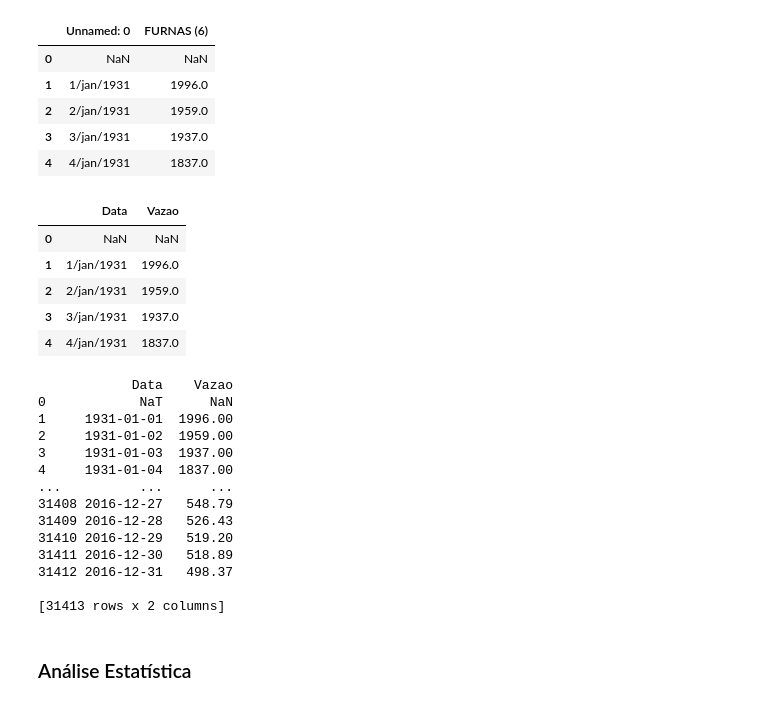
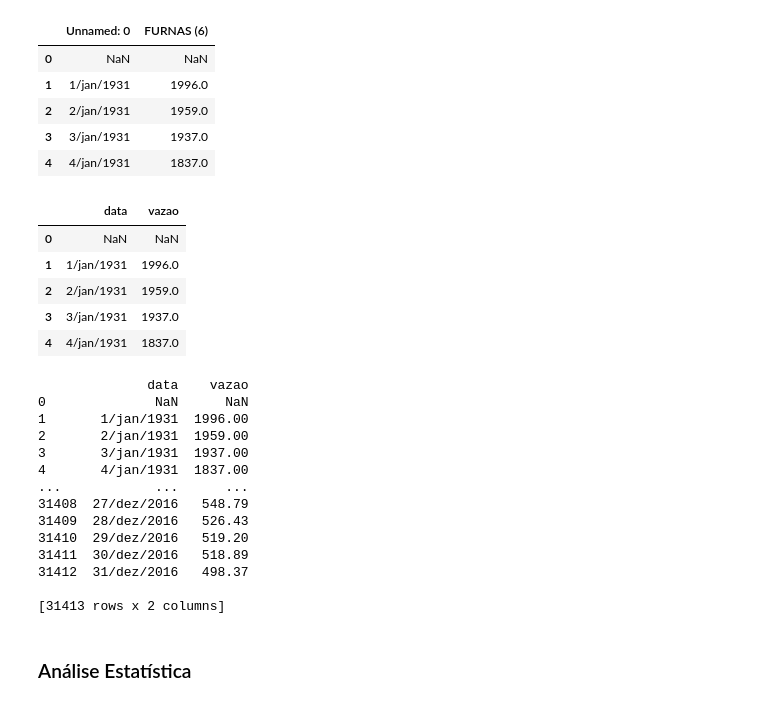
Before and after one commit to MarcosABP/Redes-Neurais, a Jupyter notebook: MLP.ipynb, the cells around one changed output. Drawn from its saved outputs; the diff is of its cells as text; code cells hidden in the pictures.

```diff
--- a/MLP.ipynb
+++ b/MLP.ipynb
@@ -38,36 +37,37 @@ df.head()
 | 4 | 4/jan/1931 | 1837.0 |
 # %%
 # Dando nome as colunas
-df.columns = ["Data", "Vazao"]
+df.columns = ["data", "vazao"]
 df.head()
 # %% [output]
-|  | Data | Vazao |
+|  | data | vazao |
 | 0 | NaN | NaN |
 | 1 | 1/jan/1931 | 1996.0 |
 | 2 | 2/jan/1931 | 1959.0 |
 | 3 | 3/jan/1931 | 1937.0 |
 | 4 | 4/jan/1931 | 1837.0 |
 # %%
-# Garantir que a coluna Data esteja no formato datetime
+# Garantir que a coluna Data esteja no formato datetime para visualizacao
 locale.setlocale(locale.LC_TIME, "pt_BR.UTF-8")
 
 # Converter datas em formato "1/fev/1931"
-df['Data'] = pd.to_datetime(df['Data'], format="%d/%b/%Y", errors="coerce")
+df_view = df.copy()
+df_view['Data'] = pd.to_datetime(df_view['data'], format="%d/%b/%Y", errors="coerce")
 
 print(df)
 # %% [output]
-            Data    Vazao
-0            NaT      NaN
-1     1931-01-01  1996.00
-2     1931-01-02  1959.00
-3     1931-01-03  1937.00
-4     1931-01-04  1837.00
-...          ...      ...
-31408 2016-12-27   548.79
-31409 2016-12-28   526.43
-31410 2016-12-29   519.20
-31411 2016-12-30   518.89
-31412 2016-12-31   498.37
+              data    vazao
+0              NaN      NaN
+1       1/jan/1931  1996.00
+2       2/jan/1931  1959.00
+3       3/jan/1931  1937.00
+4       4/jan/1931  1837.00
+...            ...      ...
+31408  27/dez/2016   548.79
+31409  28/dez/2016   526.43
+31410  29/dez/2016   519.20
+31411  30/dez/2016   518.89
+31412  31/dez/2016   498.37
 
 [31413 rows x 2 columns]
 # %% [markdown]
```
Also changed, not shown: parts of 18 cells of this notebook, 1 other file.
